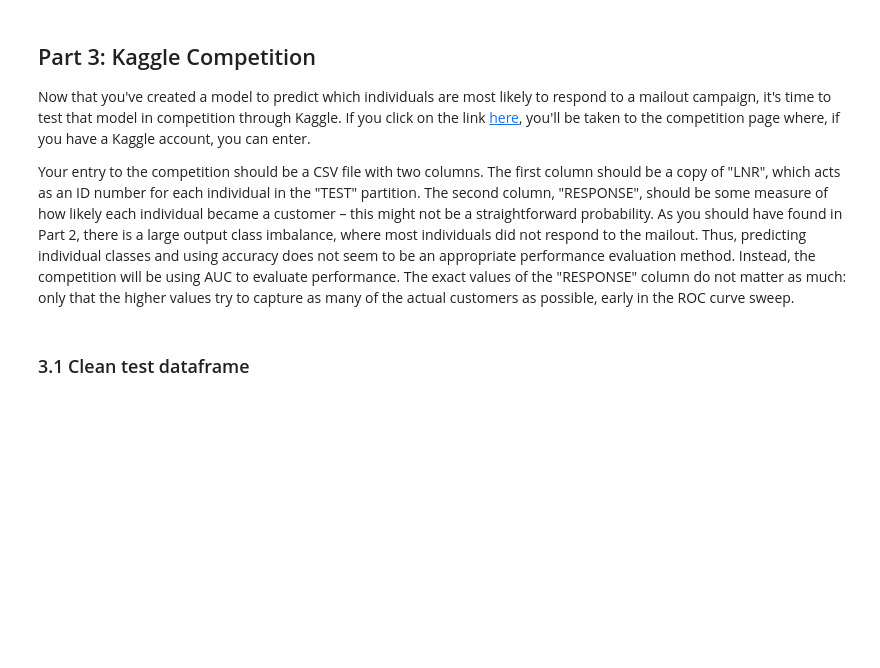
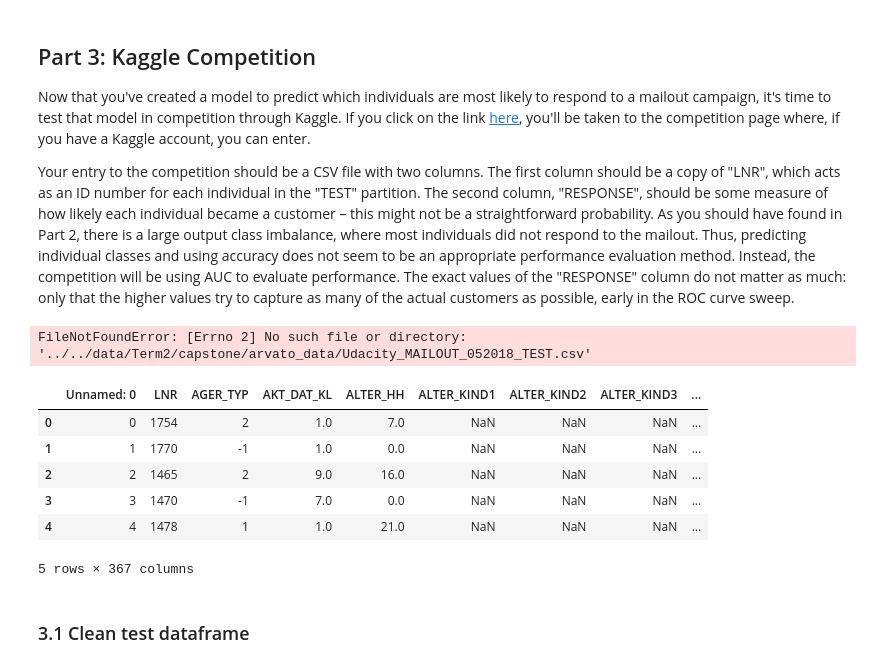
Before and after one commit to jokrische/Aravato, a Jupyter notebook: Arvato Project Workbook.ipynb, the cells around one changed output. Cells and saved outputs as stored; diff of their text form; code cells hidden in the pictures; blank space fills up the shorter version.

```diff
--- a/Arvato Project Workbook.ipynb
+++ b/Arvato Project Workbook.ipynb
@@ -1039,7 +1036,21 @@ Now that you've created a model to predict which individuals are most likely to
 
 Your entry to the competition should be a CSV file with two columns. The first column should be a copy of "LNR", which acts as an ID number for each individual in the "TEST" partition. The second column, "RESPONSE", should be some measure of how likely each individual became a customer – this might not be a straightforward probability. As you should have found in Part 2, there is a large output class imbalance, where most individuals did not respond to the mailout. Thus, predicting individual classes and using accuracy does not seem to be an appropriate performance evaluation method. Instead, the competition will be using AUC to evaluate performance. The exact values of the "RESPONSE" column do not matter as much: only that the higher values try to capture as many of the actual customers as possible, early in the ROC curve sweep.
 # %%
-mailout_test = pd.read_csv('../../data/Term2/capstone/arvato_data/Udacity_MAILOUT_052018_TEST.csv', sep=';')
+#mailout_test = pd.read_csv('../../data/Term2/capstone/arvato_data/Udacity_MAILOUT_052018_TEST.csv', sep=';')
+# %% [output]
+FileNotFoundError: [Errno 2] No such file or directory: '../../data/Term2/capstone/arvato_data/Udacity_MAILOUT_052018_TEST.csv'
+# %%
+mailout_test = pd.read_csv('Udacity_MAILOUT_052018_TEST.csv', sep=',')
+# %%
+mailout_test.head()
+# %% [output]
+|  | Unnamed: 0 | LNR | AGER_TYP | AKT_DAT_KL | ALTER_HH | ALTER_KIND1 | ALTER_KIND2 | ALTER_KIND3 | ... |
+| 0 | 0 | 1754 | 2 | 1.0 | 7.0 | NaN | NaN | NaN | ... |
+| 1 | 1 | 1770 | -1 | 1.0 | 0.0 | NaN | NaN | NaN | ... |
+| 2 | 2 | 1465 | 2 | 9.0 | 16.0 | NaN | NaN | NaN | ... |
+| 3 | 3 | 1470 | -1 | 7.0 | 0.0 | NaN | NaN | NaN | ... |
+| 4 | 4 | 1478 | 1 | 1.0 | 21.0 | NaN | NaN | NaN | ... |
+5 rows × 367 columns
 # %% [markdown]
 ### 3.1 Clean test dataframe
 # %%
```
Also changed, not shown: parts of 45 cells of this notebook.
